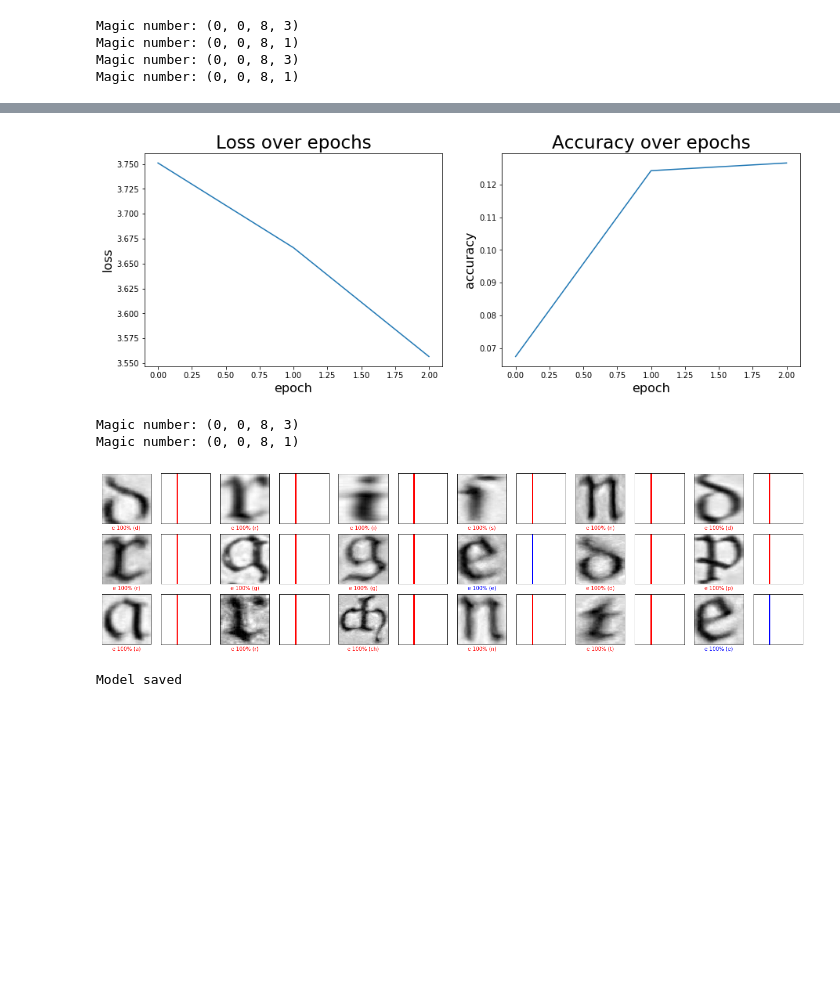
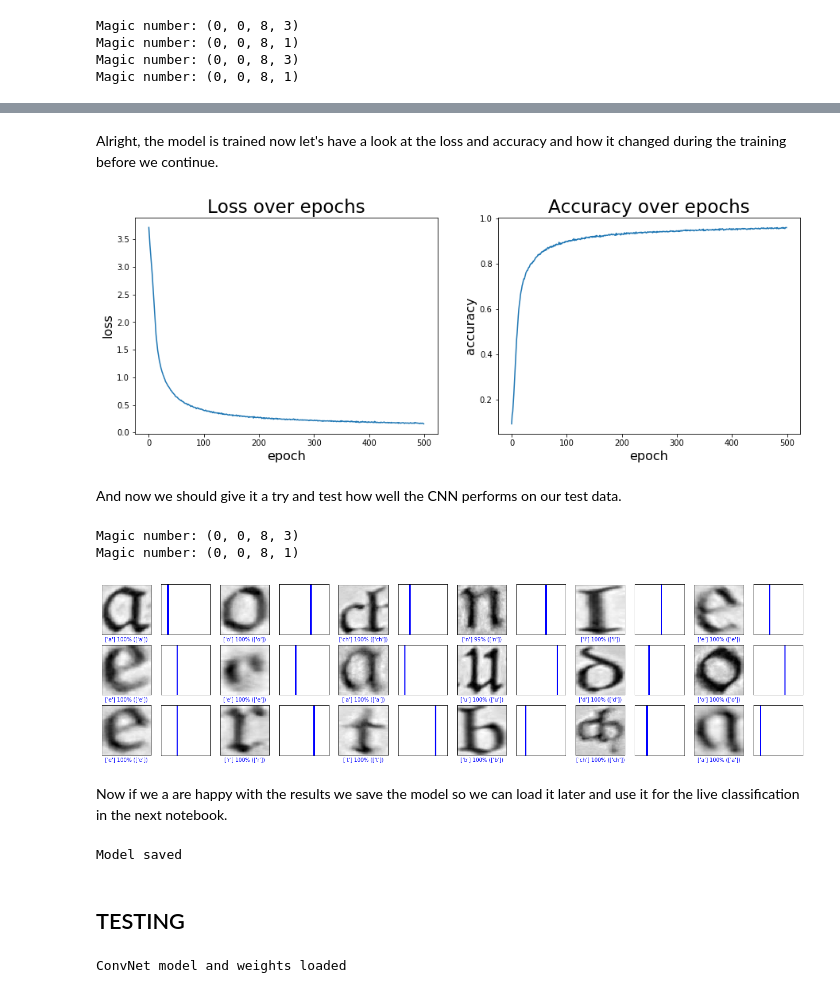
Before and after one commit to akcarsten/cook_book, a Jupyter notebook: 03_train_convNet.ipynb, the cells around one changed output, grey strips where cells are left out. Cells and saved outputs as stored; diff of their text form; code cells hidden in the pictures; blank space fills up the shorter version.

```diff
--- a/03_train_convNet.ipynb
+++ b/03_train_convNet.ipynb
@@ -31,6 +36,12 @@ test_images = Idx.load_idx(filename)
 # Read the labels
 filename = './dataset/test-labels.idx3-ubyte'
 test_labels = Idx.load_labels(filename)
+
+# Read the letter names for each label
+filename = './dataset/labels.txt'
+
+file = open(filename, 'r')
+class_names =  [str.split(x) for x in file.readlines()]
 # %% [output]
 Magic number: (0, 0, 8, 3)
 Magic number: (0, 0, 8, 1)
@@ -47,5 +60,5 @@ for i in range(n_plots):
     ax[i].imshow(train_images[image_num], cmap='gray')
     ax[i].set_xticks([])
     ax[i].set_yticks([])
-    ax[i].set_title(train_labels[image_num])
+    ax[i].set_title(class_names[train_labels[image_num]][0])
 # %% [output]
@@ -55,9 +65,0 @@ Modified from: https://www.tensorflow.org/tutorials/keras/basic_classification
-# %%
-class_names = ['2', '5', '6', '8', 'a', 'A', 'b', 'B', 'c', 'ch', 'ck', 'd', 'D',
-               'e', 'E', 'f', 'F', 'g', 'G', 'h', 'i', 'k', 'K', 'l', 'm', 'M', 'n', 'N', 'o',
-               'p', 'P', 'r', 's', 'S', 't', 'T', 'tz', 'u', 'v', 'w', 'W', 'z', 'Z', 'ß']
-
-train_images = train_images / 255.0
-test_images = test_images / 255.0
-
-n_categories = len(class_names)
@@ -64,16 +75,16 @@ n_categories = len(class_names)
 # %%
 batch_size = 128
-epochs = 3
+epochs = 500
 
-img_rows = 80
-img_cols = 80
+img_rows = train_images.shape[1]
+img_cols = train_images.shape[2]
+
+n_categories = len(class_names)
 
 train_images = train_images.reshape(train_images.shape[0], img_rows, img_cols, 1)
 test_images = test_images.reshape(test_images.shape[0], img_rows, img_cols, 1)
 
-
 input_shape = (img_rows, img_cols, 1)
-
 
 model = Sequential()
 model.add(Conv2D(32, kernel_size=(5, 5),
@@ -97,5 +108,6 @@ history =  model.fit(train_images, train_labels,
           verbose=1,
           validation_data=(test_images, test_labels))
 score = model.evaluate(test_images, test_labels, verbose=0)
+print(score)
 # %% [output]
 WARNING: Logging before flag parsing goes to stderr.
@@ -112,3 +134,5 @@ Epoch 3/3
+# %% [markdown]
+Alright, the model is trained now let's have a look at the loss and accuracy and how it changed during the training before we continue.
 # %%
 fig, ax = plt.subplots(1, 2, figsize=(15, 5))
 ax[0].plot(history.history['loss'])
@@ -123,43 +147,45 @@ ax[1].set_ylabel('accuracy', fontsize=16)
 
 plt.show()
 # %% [output]
-[figure, old version]
+[figure, new version]
+# %% [markdown]
+And now we should give it a try and test how well the CNN performs on our test data.
 # %%
-'''
+train_images = train_images.reshape(train_images.shape[0], img_rows, img_cols, 1)
+test_images = test_images.reshape(test_images.shape[0], img_rows, img_cols, 1)
+
+predictions = model.predict(test_images)
+
 # Read the data
 filename = './dataset/test-images.idx3-ubyte'
 test_images = Idx.load_idx(filename)
 
 # Read the labels
 filename = './dataset/test-labels.idx3-ubyte'
 test_labels = Idx.load_labels(filename)
 
-test_data = test_images.reshape(test_images.shape[0], img_rows, img_cols, 1)
-
-predictions = model.predict(test_data)
-'''
-
-predictions = model.predict(test_images)
 
 # Plot the first X test images, their predicted label, and the true label
 # Color correct predictions in blue, incorrect predictions in red
 num_rows = 3
 num_cols = 6
 num_images = num_rows * num_cols
 plt.figure(figsize=(2 * 2 * num_cols, 2 * num_rows))
 for i in range(num_images):
     rand_image = np.random.randint(low=0, high=test_images.shape[0])
 
     plt.subplot(num_rows, 2 * num_cols, 2 * i + 1)
 
     Results.plot_image(rand_image, predictions, test_labels, test_images, class_names)
     plt.subplot(num_rows, 2 * num_cols, 2 * i + 2)
     Results.plot_value_array(rand_image, predictions, test_labels, n_categories)
 plt.show()
 # %% [output]
 Magic number: (0, 0, 8, 3)
 Magic number: (0, 0, 8, 1)
-[figure, old version]
+[figure, new version]
+# %% [markdown]
+Now if we a are happy with the results we save the model so we can load it later and use it for the live classification in the next notebook.
 # %%
 # Save the model
 if not os.path.isdir('./model'):
@@ -175,3 +201,5 @@ model.save_weights("./model/model_conv.h5")
 print("Model saved")
 # %% [output]
 Model saved
+# %% [markdown]
+## TESTING
@@ -177,0 +220,18 @@ Model saved
+# %%
+model_path = "./model/model_conv.json"
+weights_path = "./model/model_conv.h5"
+
+# Load the model from file
+model_conv_file = open(model_path, 'r')
+model_conv = model_conv_file.read()
+model_conv = model_from_json(model_conv)
+model_conv_file.close()
+
+# Load the weights from file and add them to the model
+model_conv.load_weights(weights_path)
+print("ConvNet model and weights loaded")
+
+# Compile the model
+model_conv.compile(loss='sparse_categorical_crossentropy', optimizer='adam', metrics=['accuracy'])
+# %% [output]
+ConvNet model and weights loaded
```
Also changed, not shown: parts of 24 cells of this notebook, 13 other files.
